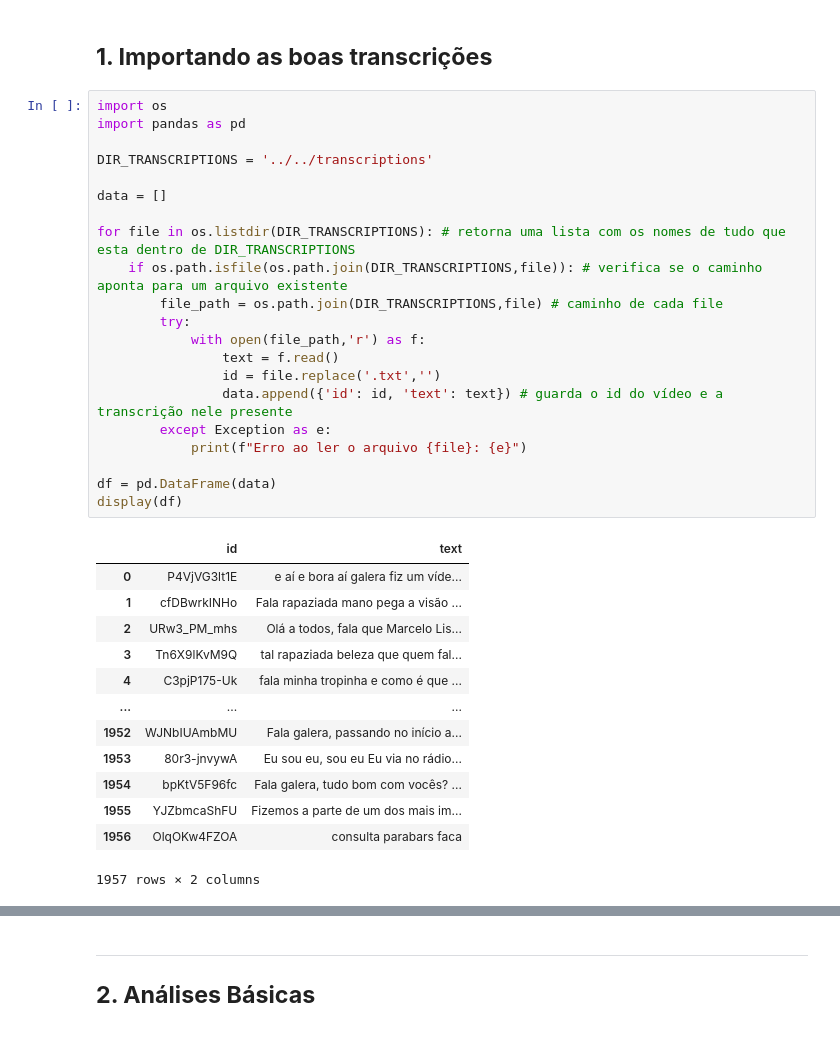
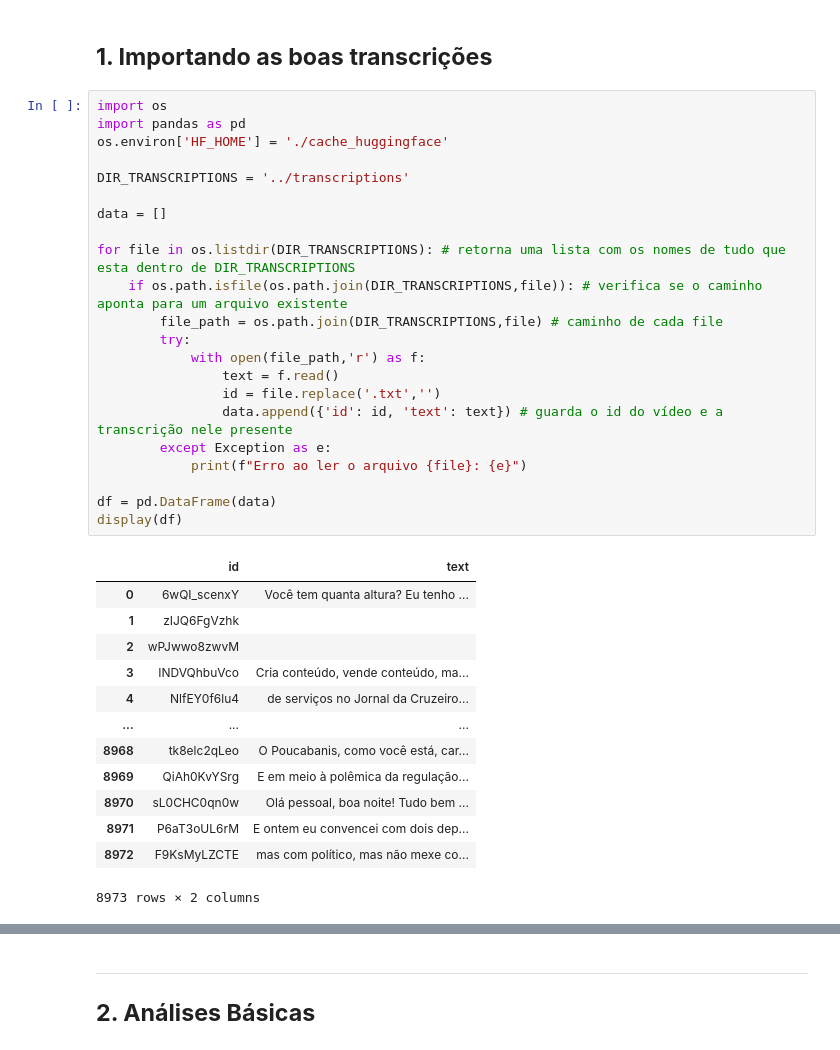
Before and after one commit to estermariaa/lei_felca, a Jupyter notebook: notebooks/24_transcription_topic_modeling.ipynb, the cells around one changed output, grey strips where cells are left out. Cells and saved outputs as stored; diff of their text form.

```diff
--- a/notebooks/24_transcription_topic_modeling.ipynb
+++ b/notebooks/24_transcription_topic_modeling.ipynb
@@ -6,38 +6,39 @@ ___
 # %%
 import os
 import pandas as pd
+os.environ['HF_HOME'] = './cache_huggingface'
 
-DIR_TRANSCRIPTIONS = '../../transcriptions'
+DIR_TRANSCRIPTIONS = '../transcriptions'
 
 data = []
 
 for file in os.listdir(DIR_TRANSCRIPTIONS): # retorna uma lista com os nomes de tudo que esta dentro de DIR_TRANSCRIPTIONS
     if os.path.isfile(os.path.join(DIR_TRANSCRIPTIONS,file)): # verifica se o caminho aponta para um arquivo existente
         file_path = os.path.join(DIR_TRANSCRIPTIONS,file) # caminho de cada file
         try:
             with open(file_path,'r') as f:
                 text = f.read()
                 id = file.replace('.txt','')
                 data.append({'id': id, 'text': text}) # guarda o id do vídeo e a transcrição nele presente
         except Exception as e:
             print(f"Erro ao ler o arquivo {file}: {e}")
 
 df = pd.DataFrame(data)
 display(df)
 # %% [output]
 |  | id | text |
-| 0 | P4VjVG3lt1E | e aí e bora aí galera fiz um víde... |
-| 1 | cfDBwrkINHo | Fala rapaziada mano pega a visão ... |
-| 2 | URw3_PM_mhs | Olá a todos, fala que Marcelo Lis... |
-| 3 | Tn6X9lKvM9Q | tal rapaziada beleza que quem fal... |
-| 4 | C3pjP175-Uk | fala minha tropinha e como é que ... |
+| 0 | 6wQI_scenxY | Você tem quanta altura? Eu tenho ... |
+| 1 | zIJQ6FgVzhk |  |
+| 2 | wPJwwo8zwvM |  |
+| 3 | INDVQhbuVco | Cria conteúdo, vende conteúdo, ma... |
+| 4 | NlfEY0f6lu4 | de serviços no Jornal da Cruzeiro... |
 | ... | ... | ... |
-| 1952 | WJNbIUAmbMU | Fala galera, passando no início a... |
-| 1953 | 80r3-jnvywA | Eu sou eu, sou eu Eu via no rádio... |
-| 1954 | bpKtV5F96fc | Fala galera, tudo bom com vocês? ... |
-| 1955 | YJZbmcaShFU | Fizemos a parte de um dos mais im... |
-| 1956 | OlqOKw4FZOA | consulta parabars faca |
+| 8968 | tk8elc2qLeo | O Poucabanis, como você está, car... |
+| 8969 | QiAh0KvYSrg | E em meio à polêmica da regulação... |
+| 8970 | sL0CHC0qn0w | Olá pessoal, boa noite! Tudo bem ... |
+| 8971 | P6aT3oUL6rM | E ontem eu convencei com dois dep... |
+| 8972 | F9KsMyLZCTE | mas com político, mas não mexe co... |
-1957 rows × 2 columns
+8973 rows × 2 columns
 # %%
 # Selecionando apenas as transcrições boas
 
```
Also changed, not shown: parts of 17 cells of this notebook, 27 other files.
